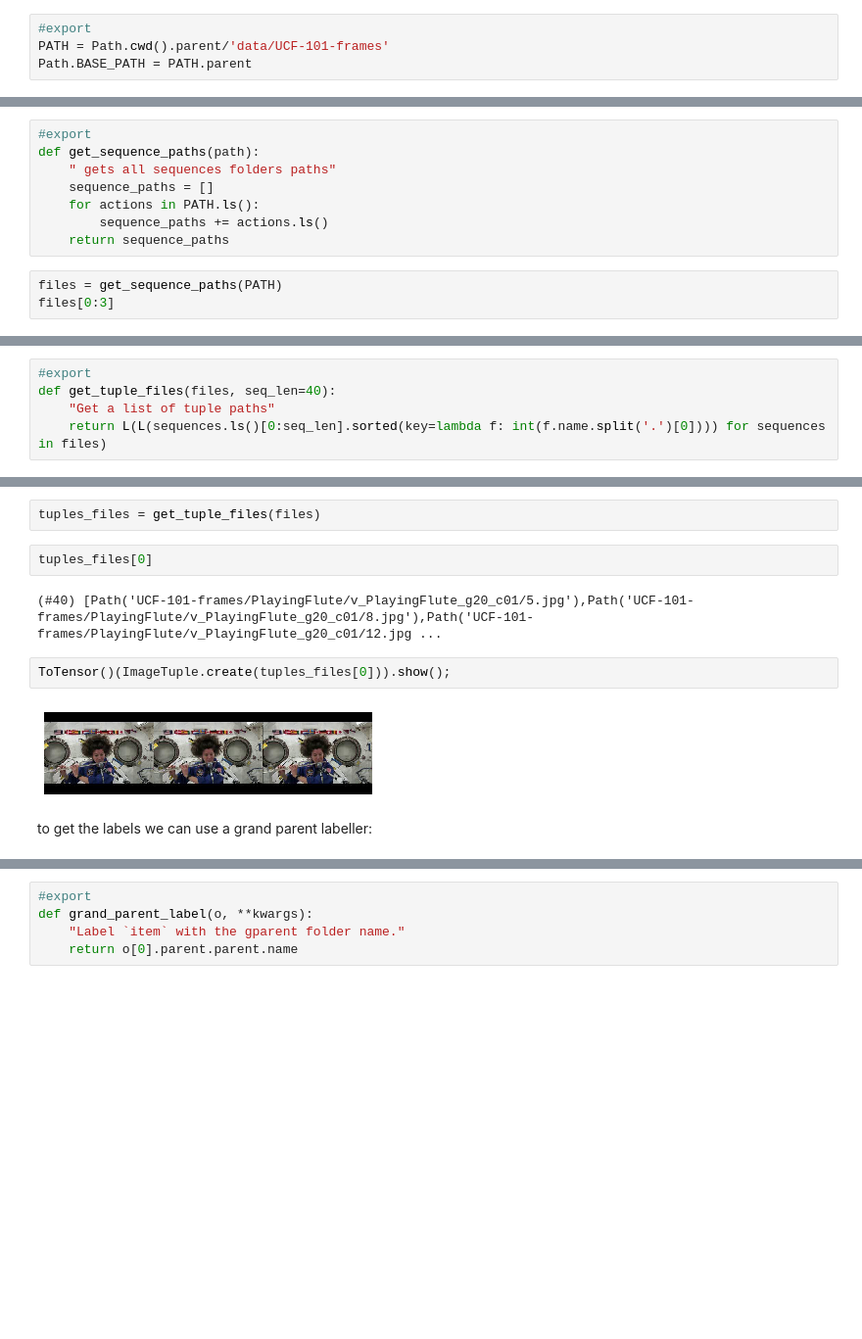
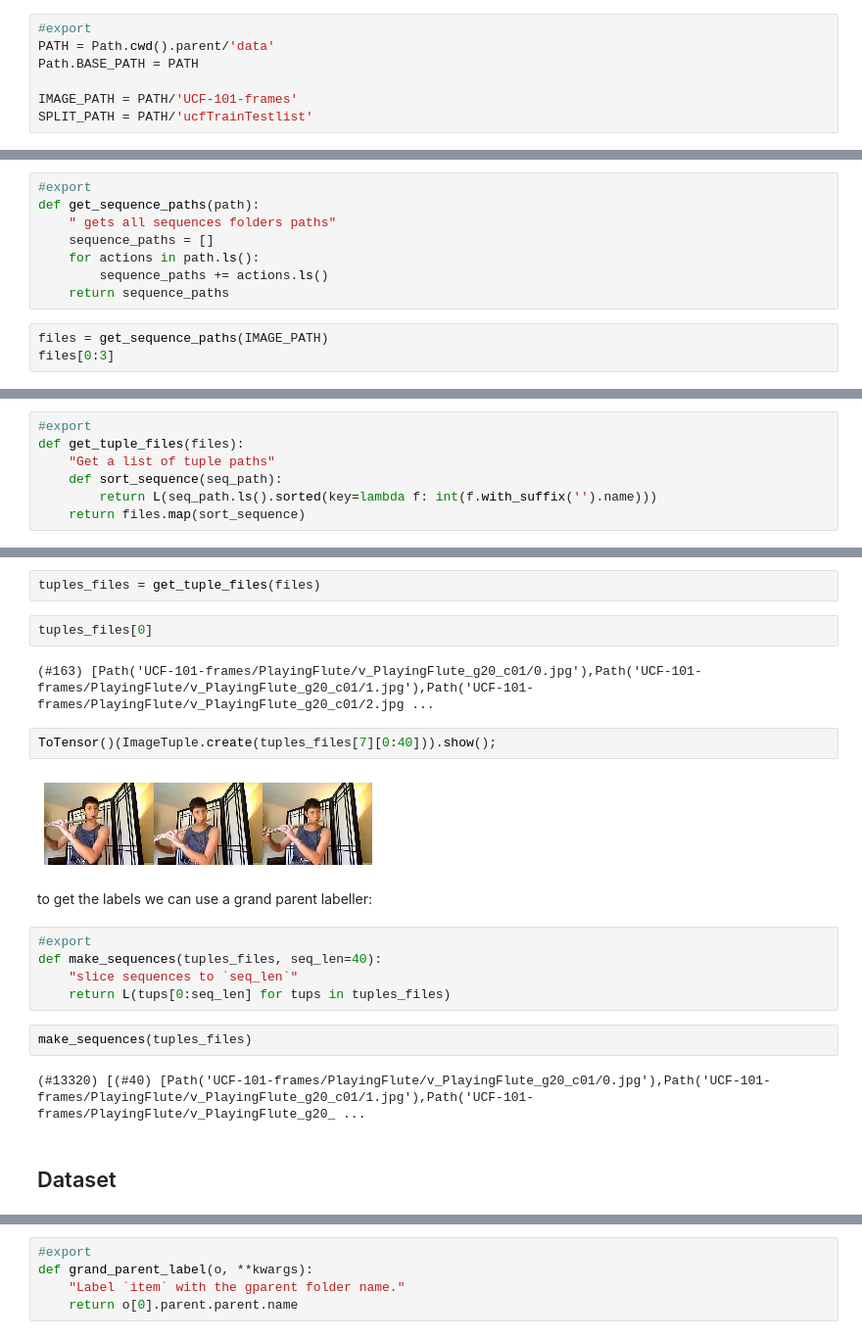
Before and after one commit to tcapelle/action_recognition, a Jupyter notebook: nbs/00_core.ipynb, the cells around one changed output, grey strips where cells are left out. Shown: that part at 98% size. Drawn from its saved outputs; the diff is of its cells as text; blank space fills up the shorter version.

```diff
--- a/nbs/00_core.ipynb
+++ b/nbs/00_core.ipynb
@@ -9,8 +9,11 @@
 from fastai2.vision.all import *
 # %%
 #export
-PATH = Path.cwd().parent/'data/UCF-101-frames'
-Path.BASE_PATH = PATH.parent
+PATH = Path.cwd().parent/'data'
+Path.BASE_PATH = PATH
+
+IMAGE_PATH = PATH/'UCF-101-frames'
+SPLIT_PATH = PATH/'ucfTrainTestlist'
 # %% [markdown]
 Let's grab a folder full of frames:
 # %%
@@ -43,11 +42,11 @@ Let's create a dataset to store the images together, we need to implement two me
 def get_sequence_paths(path):
     " gets all sequences folders paths"
     sequence_paths = []
-    for actions in PATH.ls():
+    for actions in path.ls():
         sequence_paths += actions.ls()
     return sequence_paths
 # %%
-files = get_sequence_paths(PATH)
+files = get_sequence_paths(IMAGE_PATH)
 files[0:3]
 # %% [output]
 (#3) [Path('UCF-101-frames/PlayingFlute/v_PlayingFlute_g20_c01'),Path('UCF-101-frames/PlayingFlute/v_PlayingFlute_g23_c02'),Path('UCF-101-frames/PlayingFlute/v_PlayingFlute_g03_c03')]
@@ -96,9 +95,11 @@ We can do similar to the siamese turorial on fastai2.
 def ImageTupleBlock(): return TransformBlock(type_tfms=ImageTuple.create, batch_tfms=IntToFloatTensor)
 # %%
 #export
-def get_tuple_files(files, seq_len=40):
+def get_tuple_files(files):
     "Get a list of tuple paths"
-    return L(L(sequences.ls()[0:seq_len].sorted(key=lambda f: int(f.name.split('.')[0]))) for sequences in files)
+    def sort_sequence(seq_path):
+        return L(seq_path.ls().sorted(key=lambda f: int(f.with_suffix('').name)))
+    return files.map(sort_sequence)
 # %% [markdown]
 This is probably not optimal but it does the job
 # %%
@@ -106,10 +107,21 @@ tuples_files = get_tuple_files(files)
 # %%
 tuples_files[0]
 # %% [output]
-(#40) [Path('UCF-101-frames/PlayingFlute/v_PlayingFlute_g20_c01/5.jpg'),Path('UCF-101-frames/PlayingFlute/v_PlayingFlute_g20_c01/8.jpg'),Path('UCF-101-frames/PlayingFlute/v_PlayingFlute_g20_c01/12.jpg ...
+(#163) [Path('UCF-101-frames/PlayingFlute/v_PlayingFlute_g20_c01/0.jpg'),Path('UCF-101-frames/PlayingFlute/v_PlayingFlute_g20_c01/1.jpg'),Path('UCF-101-frames/PlayingFlute/v_PlayingFlute_g20_c01/2.jpg ...
 # %%
-ToTensor()(ImageTuple.create(tuples_files[0])).show();
+ToTensor()(ImageTuple.create(tuples_files[7][0:40])).show();
 # %% [output]
-[figure, old version]
+[figure, new version]
 # %% [markdown]
 to get the labels we can use a grand parent labeller:
+# %%
+#export
+def make_sequences(tuples_files, seq_len=40):
+    "slice sequences to `seq_len`"
+    return L(tups[0:seq_len] for tups in tuples_files)
+# %%
+make_sequences(tuples_files)
+# %% [output]
+(#13320) [(#40) [Path('UCF-101-frames/PlayingFlute/v_PlayingFlute_g20_c01/0.jpg'),Path('UCF-101-frames/PlayingFlute/v_PlayingFlute_g20_c01/1.jpg'),Path('UCF-101-frames/PlayingFlute/v_PlayingFlute_g20_ ...
+# %% [markdown]
+## Dataset
```
Also changed, not shown: parts of 42 cells of this notebook, 3 other files.
